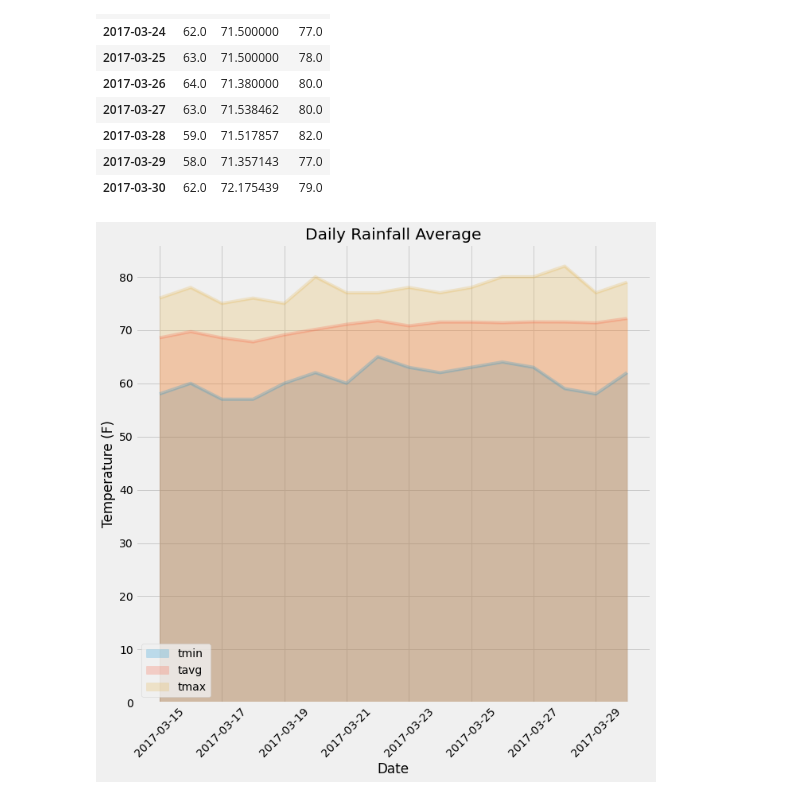
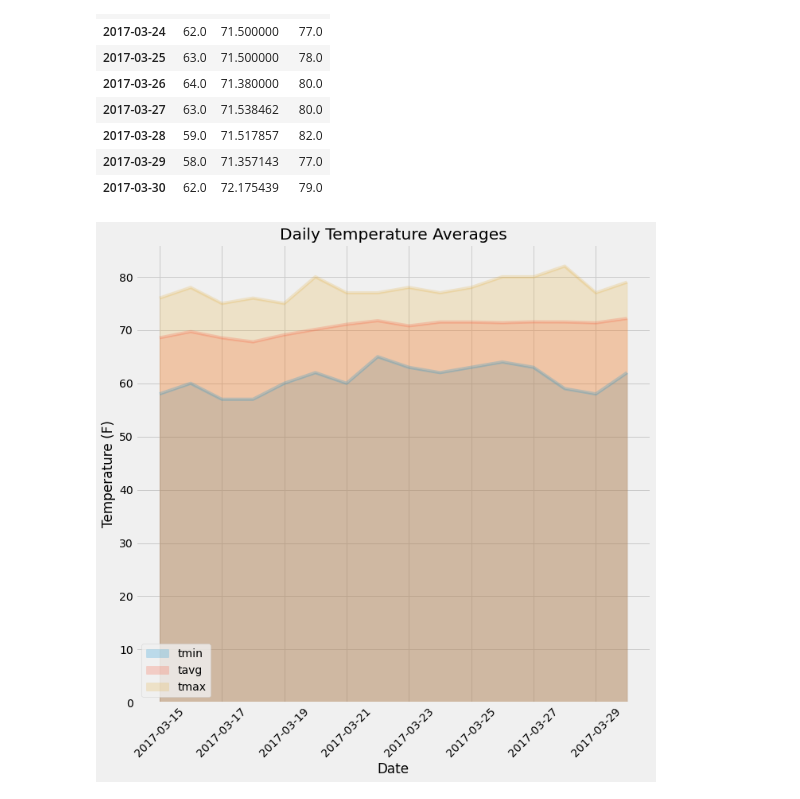
Before and after one commit to jayhjman/sqlalchemy-challenge, a Jupyter notebook: climate.ipynb, the cells around one changed output. Drawn from its saved outputs; the diff is of its cells as text; code cells hidden in the pictures.

Commit message:
updated chart with right label, more readme edits

```diff
--- a/climate.ipynb
+++ b/climate.ipynb
@@ -422,16 +422,16 @@ normals_df
 # %%
 # Plot the daily normals as an area plot with `stacked=False`
 ax = normals_df.plot.area(alpha=0.22, stacked=False, rot=45, figsize=(10,10))
-ax.set_title('Daily Rainfall Average')
+ax.set_title('Daily Temperature Averages')
 ax.set_ylabel('Temperature (F)')
 ax.set_xlabel('Date')
 ax.legend(loc='lower left')
 ax.grid(True)
 plt.tight_layout()
 plt.savefig("Results/temp_trip_area.png")
 plt.show()
 # %% [output]
-[figure, old version]
+[figure, new version]
 # %%
 # close the database session
 session.close()
```
Also changed, not shown: 2 other files.
